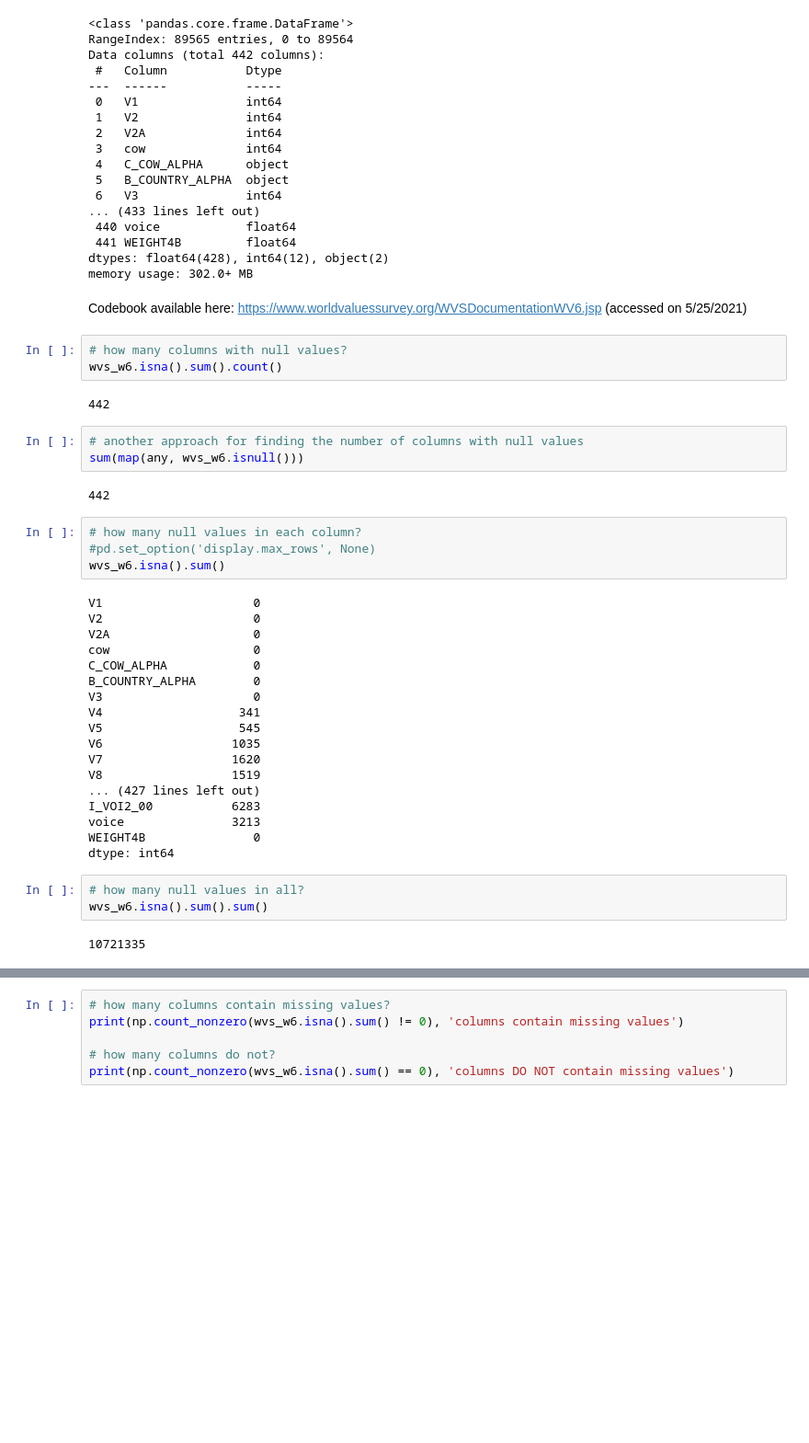
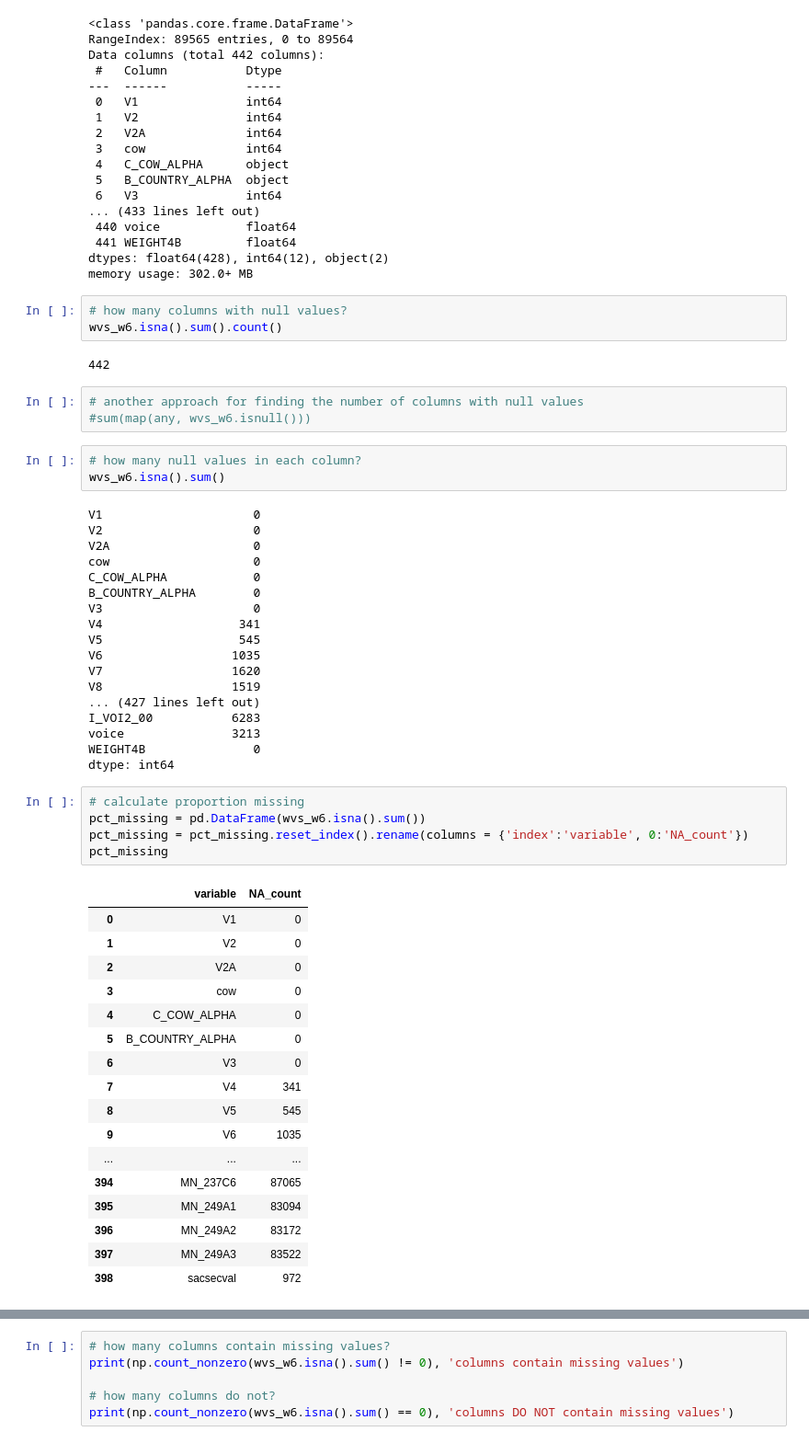
Before and after one commit to ocnrandolph/Evaluating_Happiness, a Jupyter notebook: notebooks/WVS_wave_6_data_cleaning.ipynb, the cells around one changed output, grey strips where cells are left out. Shown: that part at 92% size. Cells and saved outputs as stored; diff of their text form; blank space fills up the shorter version.

```diff
--- a/notebooks/WVS_wave_6_data_cleaning.ipynb
+++ b/notebooks/WVS_wave_6_data_cleaning.ipynb
@@ -50,8 +64,6 @@ Data columns (total 442 columns):
  441 WEIGHT4B         float64
 dtypes: float64(428), int64(12), object(2)
 memory usage: 302.0+ MB
-# %% [markdown]
-Codebook available here: https://www.worldvaluessurvey.org/WVSDocumentationWV6.jsp (accessed on 5/25/2021)
 # %%
 # how many columns with null values?
 wvs_w6.isna().sum().count()
@@ -59,12 +71,9 @@ wvs_w6.isna().sum().count()
 442
 # %%
 # another approach for finding the number of columns with null values
-sum(map(any, wvs_w6.isnull()))
+#sum(map(any, wvs_w6.isnull()))
-# %% [output]
-442
 # %%
 # how many null values in each column?
-#pd.set_option('display.max_rows', None)
 wvs_w6.isna().sum()
 # %% [output]
 V1                     0
@@ -84,8 +93,26 @@ I_VOI2_00           6283
 voice               3213
 WEIGHT4B               0
 dtype: int64
-# %%
-# how many null values in all?
-wvs_w6.isna().sum().sum()
-# %% [output]
-10721335
+# %%
+# calculate proportion missing
+pct_missing = pd.DataFrame(wvs_w6.isna().sum())
+pct_missing = pct_missing.reset_index().rename(columns = {'index':'variable', 0:'NA_count'})
+pct_missing
+# %% [output]
+|  | variable | NA_count |
+| 0 | V1 | 0 |
+| 1 | V2 | 0 |
+| 2 | V2A | 0 |
+| 3 | cow | 0 |
+| 4 | C_COW_ALPHA | 0 |
+| 5 | B_COUNTRY_ALPHA | 0 |
+| 6 | V3 | 0 |
+| 7 | V4 | 341 |
+| 8 | V5 | 545 |
+| 9 | V6 | 1035 |
+| ... | ... | ... |
+| 394 | MN_237C6 | 87065 |
+| 395 | MN_249A1 | 83094 |
+| 396 | MN_249A2 | 83172 |
+| 397 | MN_249A3 | 83522 |
+| 398 | sacsecval | 972 |
```
Also changed, not shown: parts of 49 cells of this notebook.
